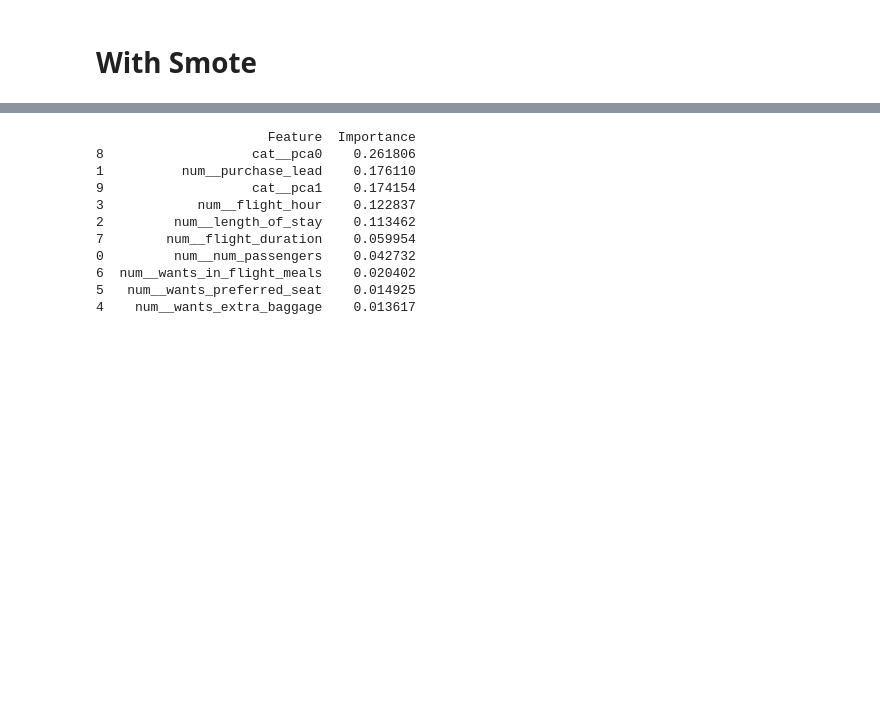
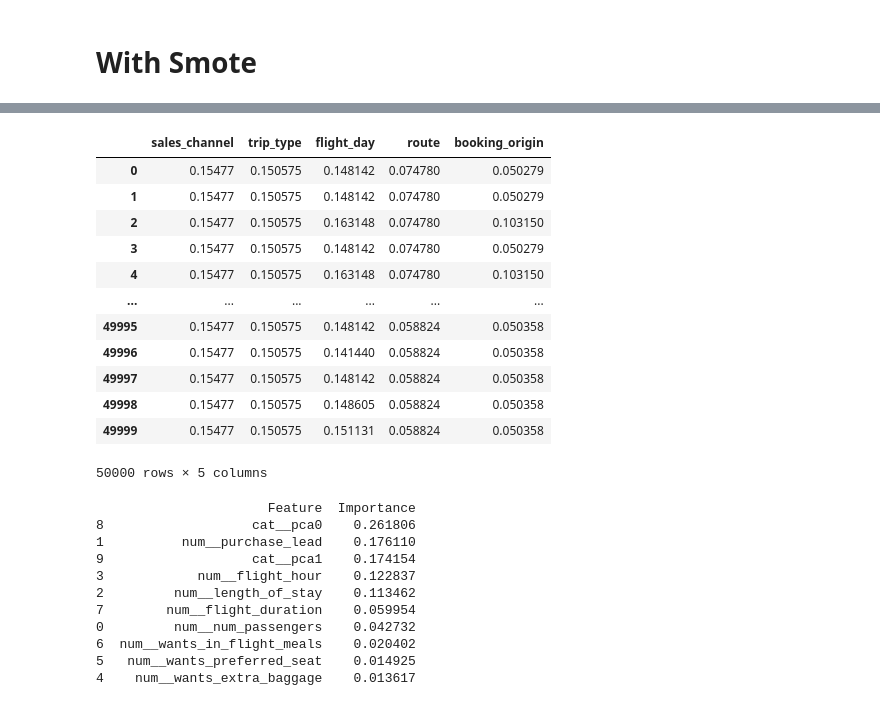
Before and after one commit to Ds2023/British_Airways_Predictive_Booking_Model, a Jupyter notebook: notebooks/eda.ipynb, the cells around one changed output, grey strips where cells are left out. Cells and saved outputs as stored; diff of their text form; code cells hidden in the pictures; blank space fills up the shorter version.

```diff
--- a/notebooks/eda.ipynb
+++ b/notebooks/eda.ipynb
@@ -552 +572,20 @@ X_train, X_test, y_train, y_test = train_test_split(X, y, test_size=0.2, random_
+# %%
+target_enc = TargetEncoder()
+cat_target_enc = target_enc.fit_transform(categorical_df,df['booking_complete'])
+# %%
+cat_target_enc
+# %% [output]
+|  | sales_channel | trip_type | flight_day | route | booking_origin |
+| 0 | 0.15477 | 0.150575 | 0.148142 | 0.074780 | 0.050279 |
+| 1 | 0.15477 | 0.150575 | 0.148142 | 0.074780 | 0.050279 |
+| 2 | 0.15477 | 0.150575 | 0.163148 | 0.074780 | 0.103150 |
+| 3 | 0.15477 | 0.150575 | 0.148142 | 0.074780 | 0.050279 |
+| 4 | 0.15477 | 0.150575 | 0.163148 | 0.074780 | 0.103150 |
+| ... | ... | ... | ... | ... | ... |
+| 49995 | 0.15477 | 0.150575 | 0.148142 | 0.058824 | 0.050358 |
+| 49996 | 0.15477 | 0.150575 | 0.141440 | 0.058824 | 0.050358 |
+| 49997 | 0.15477 | 0.150575 | 0.148142 | 0.058824 | 0.050358 |
+| 49998 | 0.15477 | 0.150575 | 0.148605 | 0.058824 | 0.050358 |
+| 49999 | 0.15477 | 0.150575 | 0.151131 | 0.058824 | 0.050358 |
+50000 rows × 5 columns
 # %%
```
Also changed, not shown: parts of 3 cells of this notebook.
